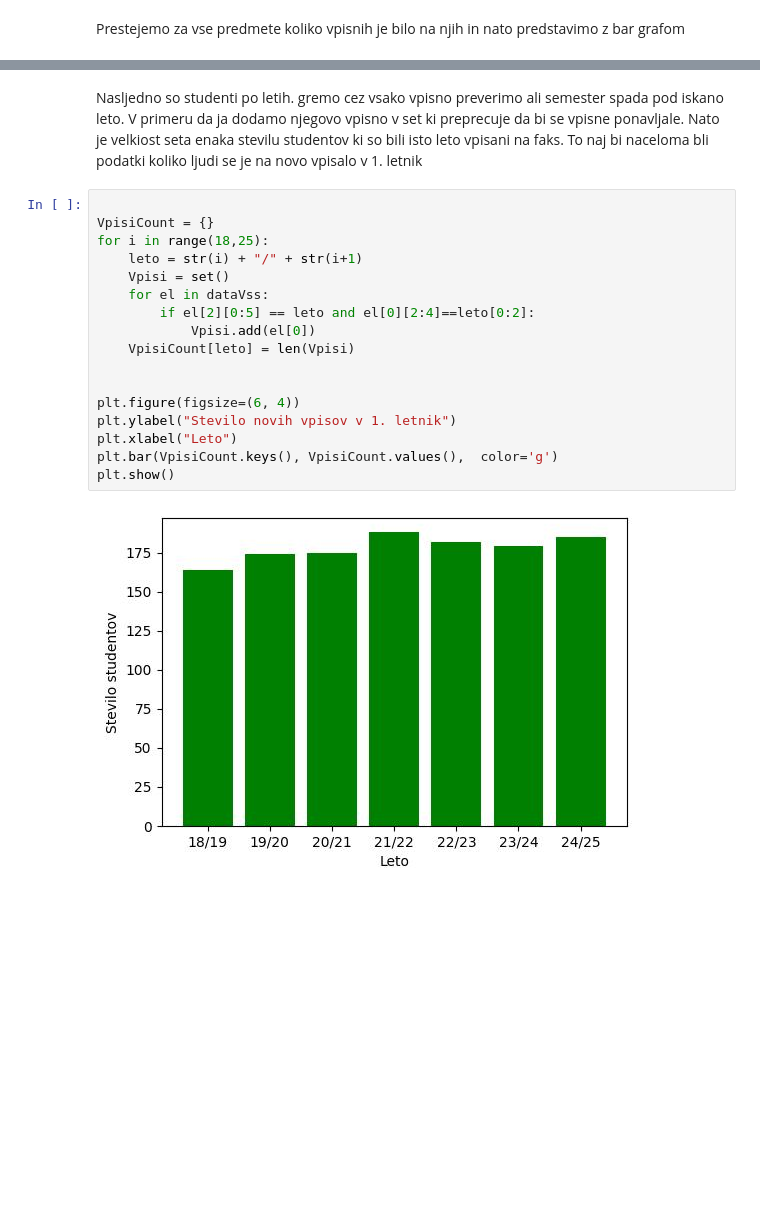
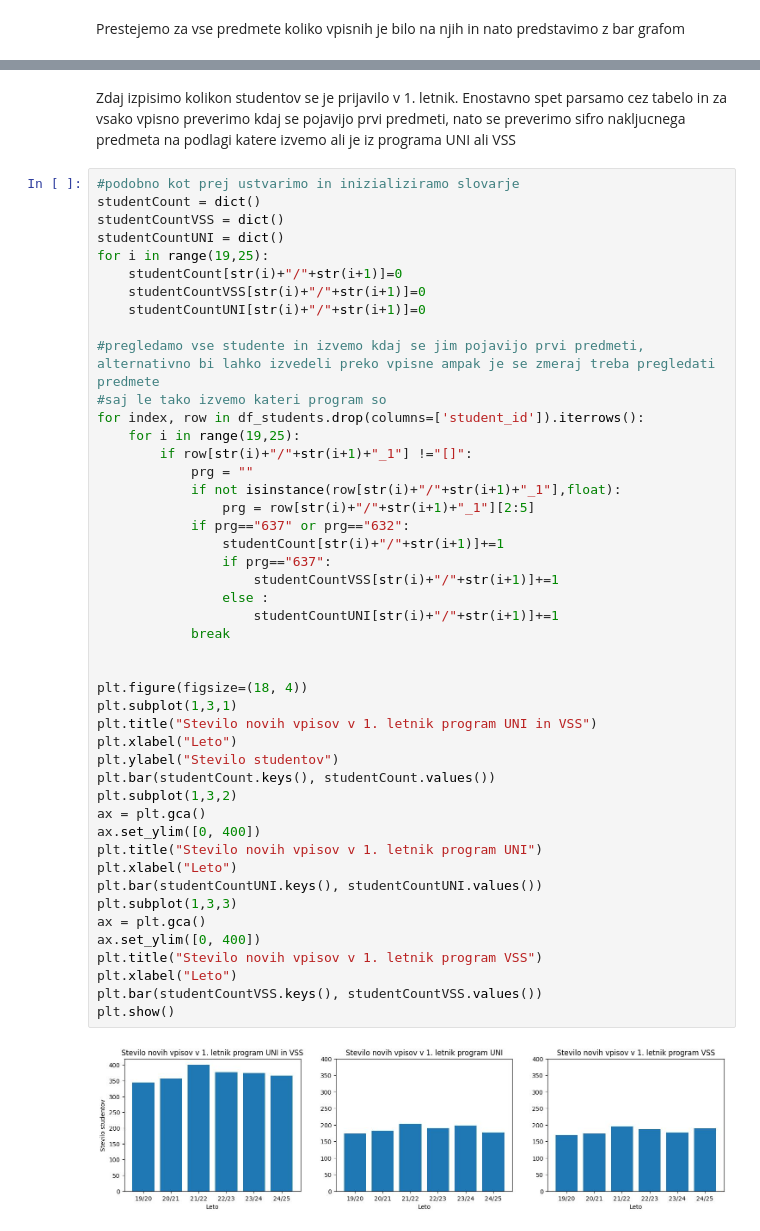
Before and after one commit to KillerParakeet/PR2513, a Jupyter notebook: steviloVpisov.ipynb, the cells around one changed output, grey strips where cells are left out. Drawn from its saved outputs; the diff is of its cells as text; blank space fills up the shorter version.

```diff
--- a/steviloVpisov.ipynb
+++ b/steviloVpisov.ipynb
@@ -54,23 +95,51 @@ plt.show()
 # %% [markdown]
-Nasljedno so studenti po letih. gremo cez vsako vpisno preverimo ali semester spada pod iskano leto. V primeru da ja dodamo njegovo vpisno v set ki preprecuje
-da bi se vpisne ponavljale. Nato je velkiost seta enaka stevilu studentov ki so bili isto leto vpisani na faks.
-To naj bi naceloma bli podatki koliko ljudi se je na novo vpisalo v 1. letnik
+Zdaj izpisimo kolikon studentov se je prijavilo v 1. letnik. Enostavno spet parsamo cez tabelo in za vsako vpisno preverimo kdaj se pojavijo prvi predmeti, nato se preverimo sifro nakljucnega predmeta na podlagi katere izvemo ali
+je iz programa UNI ali VSS
 # %%
+#podobno kot prej ustvarimo in inizializiramo slovarje
+studentCount = dict()
+studentCountVSS = dict()
+studentCountUNI = dict()
+for i in range(19,25):
+    studentCount[str(i)+"/"+str(i+1)]=0
+    studentCountVSS[str(i)+"/"+str(i+1)]=0
+    studentCountUNI[str(i)+"/"+str(i+1)]=0
 
-VpisiCount = {}
-for i in range(18,25):
-    leto = str(i) + "/" + str(i+1)
-    Vpisi = set()
-    for el in dataVss:
-        if el[2][0:5] == leto and el[0][2:4]==leto[0:2]:
-            Vpisi.add(el[0])
-    VpisiCount[leto] = len(Vpisi)
+#pregledamo vse studente in izvemo kdaj se jim pojavijo prvi predmeti, alternativno bi lahko izvedeli preko vpisne ampak je se zmeraj treba pregledati predmete
+#saj le tako izvemo kateri program so
+for index, row in df_students.drop(columns=['student_id']).iterrows():
+    for i in range(19,25):
+        if row[str(i)+"/"+str(i+1)+"_1"] !="[]":
+            prg = ""
+            if not isinstance(row[str(i)+"/"+str(i+1)+"_1"],float):
+                prg = row[str(i)+"/"+str(i+1)+"_1"][2:5]
+            if prg=="637" or prg=="632":
+                studentCount[str(i)+"/"+str(i+1)]+=1
+                if prg=="637":
+                    studentCountVSS[str(i)+"/"+str(i+1)]+=1
+                else :
+                    studentCountUNI[str(i)+"/"+str(i+1)]+=1
+            break
 
 
-plt.figure(figsize=(6, 4))
-plt.ylabel("Stevilo novih vpisov v 1. letnik")
+plt.figure(figsize=(18, 4))
+plt.subplot(1,3,1)
+plt.title("Stevilo novih vpisov v 1. letnik program UNI in VSS")
 plt.xlabel("Leto")
-plt.bar(VpisiCount.keys(), VpisiCount.values(),  color='g')
+plt.ylabel("Stevilo studentov")
+plt.bar(studentCount.keys(), studentCount.values())
+plt.subplot(1,3,2)
+ax = plt.gca()
+ax.set_ylim([0, 400])
+plt.title("Stevilo novih vpisov v 1. letnik program UNI")
+plt.xlabel("Leto")
+plt.bar(studentCountUNI.keys(), studentCountUNI.values())
+plt.subplot(1,3,3)
+ax = plt.gca()
+ax.set_ylim([0, 400])
+plt.title("Stevilo novih vpisov v 1. letnik program VSS")
+plt.xlabel("Leto")
+plt.bar(studentCountVSS.keys(), studentCountVSS.values())
 plt.show()
 # %% [output]
-[figure, old version]
+[figure, new version]
```
Also changed, not shown: parts of 12 cells of this notebook.
